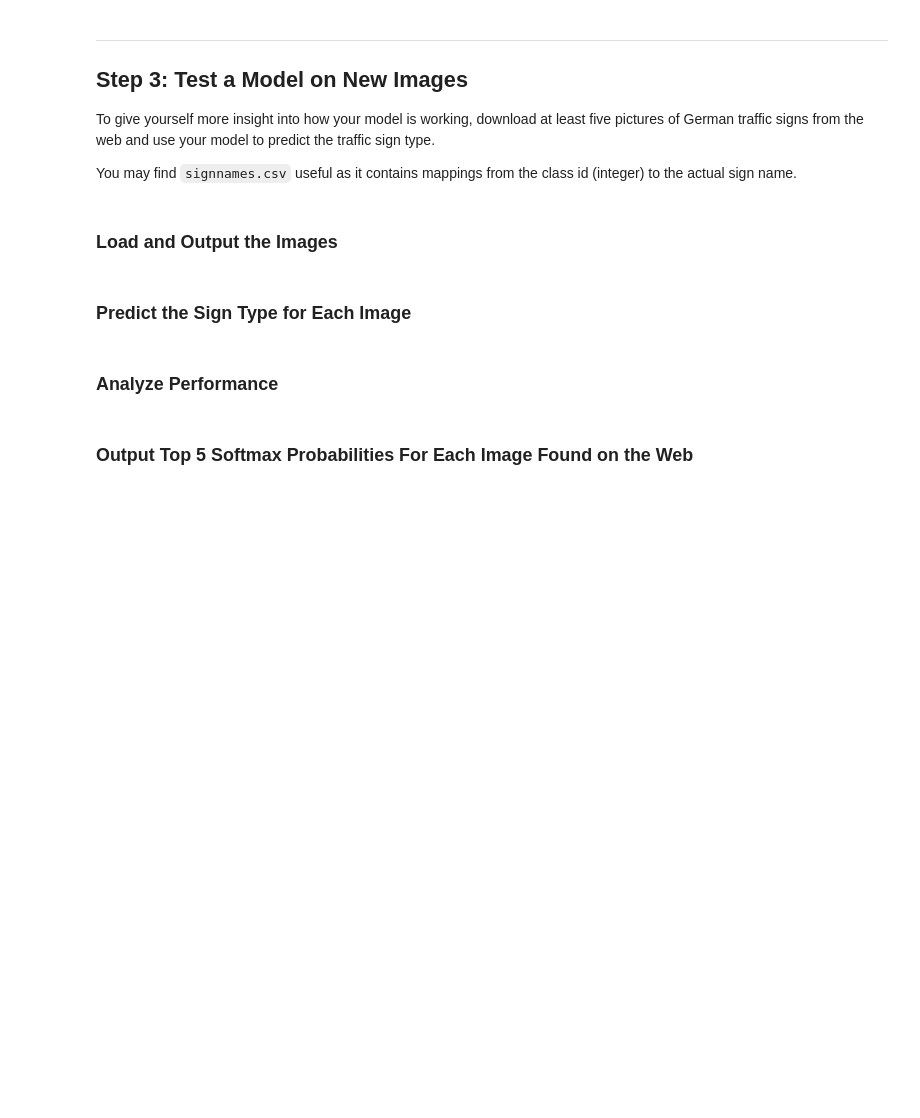
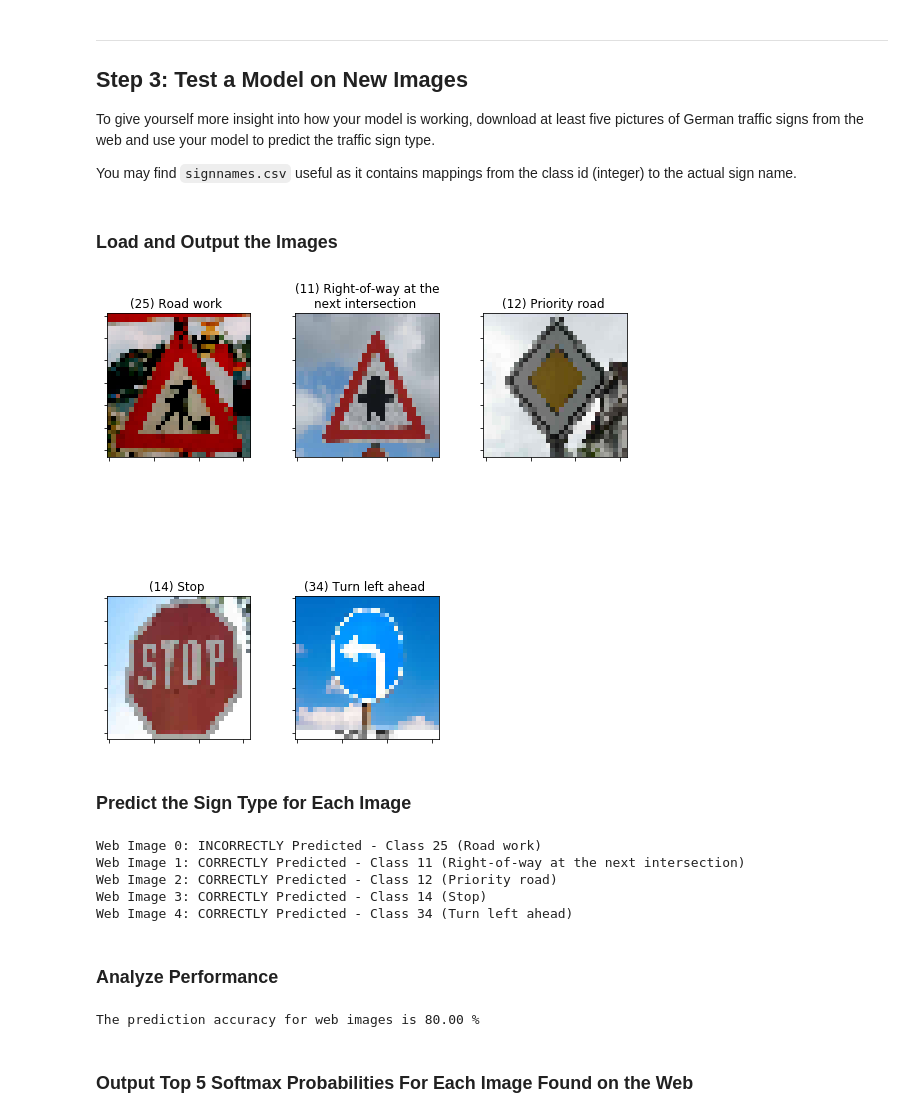
Before and after one commit to nins-k/CarND-Traffic-Sign-Classifier-Project, a Jupyter notebook: Traffic_Sign_Classifier.ipynb, the cells around one changed output. Cells and saved outputs as stored; diff of their text form; code cells hidden in the pictures; blank space fills up the shorter version.

```diff
--- a/Traffic_Sign_Classifier.ipynb
+++ b/Traffic_Sign_Classifier.ipynb
@@ -547,3 +552,33 @@ You may find `signnames.csv` useful as it contains mappings from the class id (i
+# %%
+### Load the images and plot them here.
+### Feel free to use as many code cells as needed.
+
+w_img1 = mpimg.imread("web-images/02.jpg")
+w_img2 = mpimg.imread("web-images/100_1607.jpg")
+w_img3 = mpimg.imread("web-images/Arterial.jpg")
+w_img4 = mpimg.imread("web-images/Stop sign.jpg")
+w_img5 = mpimg.imread("web-images/turn_left.jpg")
+
+X_web = [w_img1, w_img2, w_img3, w_img4, w_img5]
+y_web = np.array([25, 11, 12, 14, 34])
+
+# Resize
+
+X_web = np.array([transform.resize(img, (32, 32, 3), mode='reflect') for img in X_web])
+# %%
+# Display images obtained from the web
+
+fig, sub = plt.subplots(nrows=2, ncols=3, figsize=(8,8))
+fig.tight_layout()
+sub = sub.flatten()
+for i in range(5):
+    sub[i].set(title="(%i) %s " % (y_web[i], "\n".join(wrap(signname(y_web[i]), 20))))
+    sub[i].set_yticklabels([])
+    sub[i].set_xticklabels([])
+    sub[i].imshow(X_web[i])
+sub[5].set_visible(False)
+# %% [output]
+[figure, added]
 # %% [markdown]
 ### Predict the Sign Type for Each Image
 # %%
@@ -553,8 +594,32 @@ You may find `signnames.csv` useful as it contains mappings from the class id (i
+# %%
+# Use saved model to predict images and display the results
+
+with tf.Session() as sess:
+    saver.restore(sess, tf.train.latest_checkpoint('.'))
+
+    prediction = sess.run(correct_prediction, feed_dict={x: X_web, y: y_web, keep_prob:1.0})
+
+for i in range(len(prediction)):
+    print("Web Image %i: %s - Class %i (%s)"
+         % (i, "CORRECTLY Predicted" if prediction[i] else "INCORRECTLY Predicted", y_web[i], signname(y_web[i])))
+# %% [output]
+Web Image 0: INCORRECTLY Predicted - Class 25 (Road work)
+Web Image 1: CORRECTLY Predicted - Class 11 (Right-of-way at the next intersection)
+Web Image 2: CORRECTLY Predicted - Class 12 (Priority road)
+Web Image 3: CORRECTLY Predicted - Class 14 (Stop)
+Web Image 4: CORRECTLY Predicted - Class 34 (Turn left ahead)
 # %% [markdown]
 ### Analyze Performance
 # %%
 ### Calculate the accuracy for these 5 new images.
 ### For example, if the model predicted 1 out of 5 signs correctly, it's 20% accurate on these new images.
+
+web_accuracy = np.count_nonzero(prediction)
+web_accuracy = 100*web_accuracy/len(prediction)
+
+print("The prediction accuracy for web images is {:4.2f} %".format(web_accuracy))
+# %% [output]
+The prediction accuracy for web images is 80.00 %
 # %% [markdown]
 ### Output Top 5 Softmax Probabilities For Each Image Found on the Web
 # %% [markdown]
```
Also changed, not shown: parts of 11 cells of this notebook, 9 other files.
